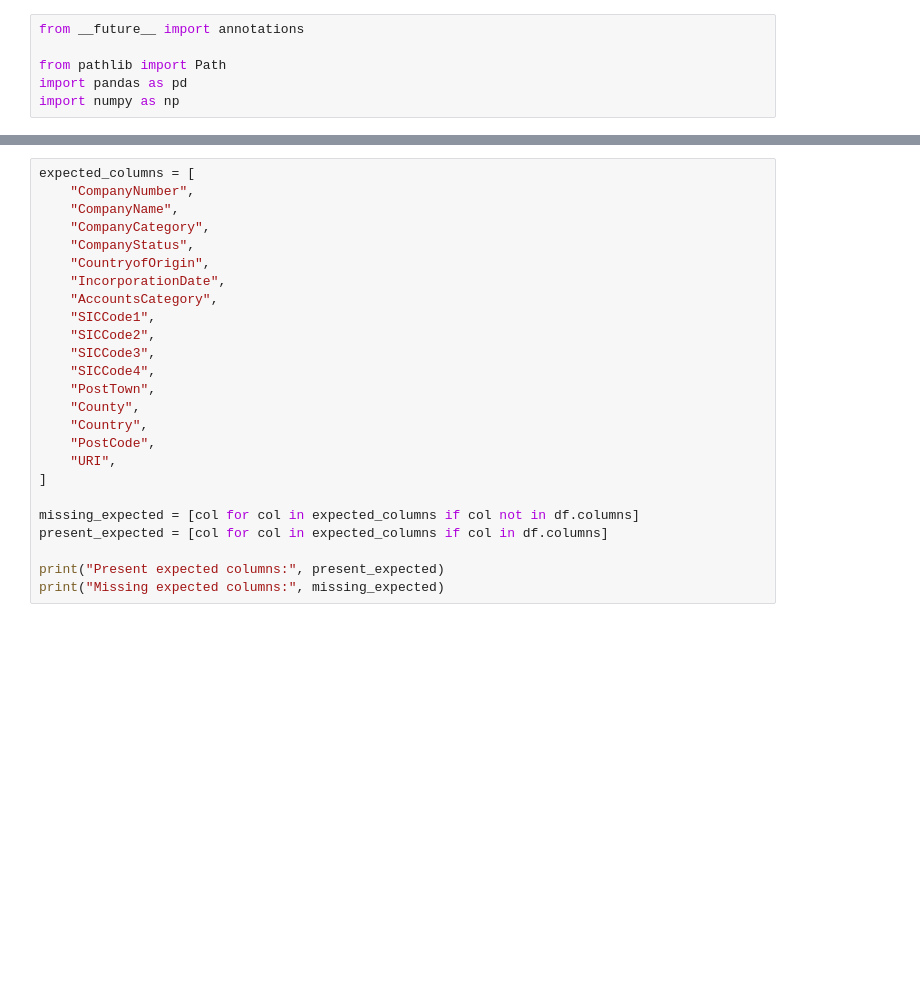
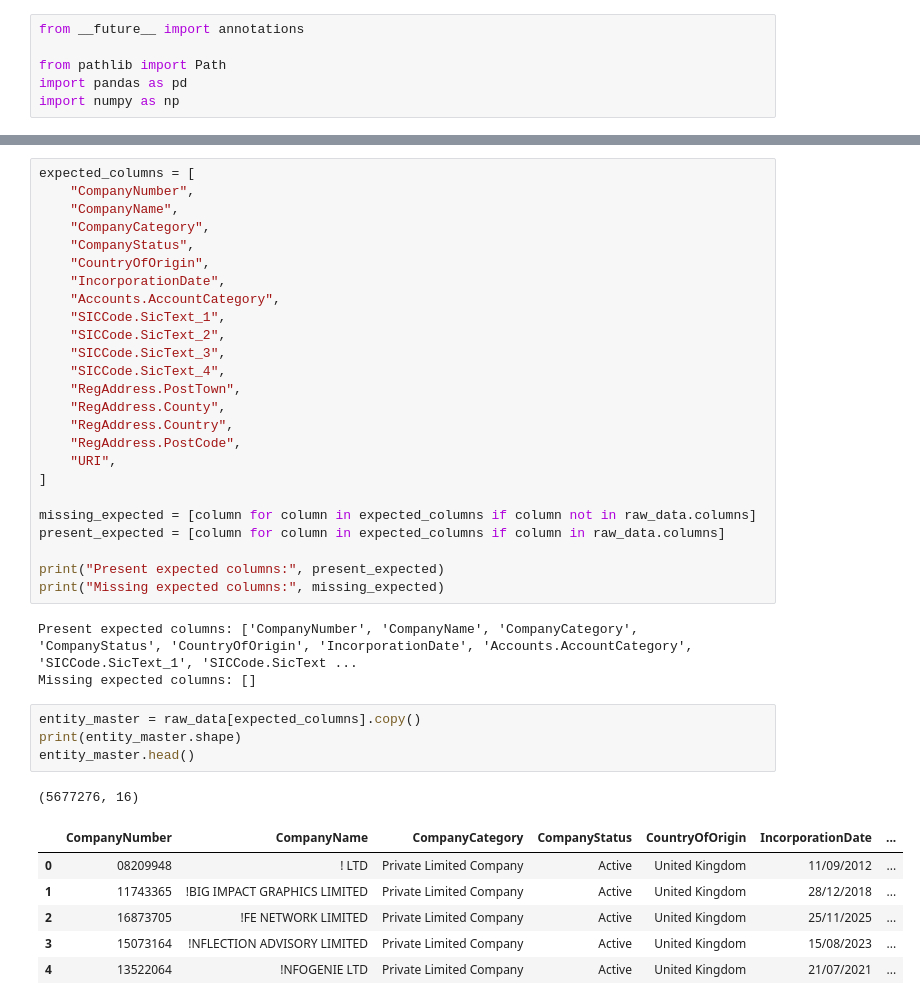
Before and after one commit to ZoeLing0818/UCL-Data-Engineering-Individual-Assignment, a Jupyter notebook: 01_entity_master_build.ipynb, the cells around one changed output, grey strips where cells are left out. Saved outputs shown, nothing was run; the diff lists cells and outputs as text; blank space fills up the shorter version.

```diff
--- a/01_entity_master_build.ipynb
+++ b/01_entity_master_build.ipynb
@@ -59,22 +106,37 @@ expected_columns = [
     "CompanyName",
     "CompanyCategory",
     "CompanyStatus",
-    "CountryofOrigin",
+    "CountryOfOrigin",
     "IncorporationDate",
-    "AccountsCategory",
-    "SICCode1",
-    "SICCode2",
-    "SICCode3",
-    "SICCode4",
-    "PostTown",
-    "County",
-    "Country",
-    "PostCode",
+    "Accounts.AccountCategory",
+    "SICCode.SicText_1",
+    "SICCode.SicText_2",
+    "SICCode.SicText_3",
+    "SICCode.SicText_4",
+    "RegAddress.PostTown",
+    "RegAddress.County",
+    "RegAddress.Country",
+    "RegAddress.PostCode",
     "URI",
 ]
 
-missing_expected = [col for col in expected_columns if col not in df.columns]
-present_expected = [col for col in expected_columns if col in df.columns]
+missing_expected = [column for column in expected_columns if column not in raw_data.columns]
+present_expected = [column for column in expected_columns if column in raw_data.columns]
 
 print("Present expected columns:", present_expected)
 print("Missing expected columns:", missing_expected)
+# %% [output]
+Present expected columns: ['CompanyNumber', 'CompanyName', 'CompanyCategory', 'CompanyStatus', 'CountryOfOrigin', 'IncorporationDate', 'Accounts.AccountCategory', 'SICCode.SicText_1', 'SICCode.SicText ...
+Missing expected columns: []
+# %%
+entity_master = raw_data[expected_columns].copy()
+print(entity_master.shape)
+entity_master.head()
+# %% [output]
+(5677276, 16)
+|  | CompanyNumber | CompanyName | CompanyCategory | CompanyStatus | CountryOfOrigin | IncorporationDate | ... |
+| 0 | 08209948 | ! LTD | Private Limited Company | Active | United Kingdom | 11/09/2012 | ... |
+| 1 | 11743365 | !BIG IMPACT GRAPHICS LIMITED | Private Limited Company | Active | United Kingdom | 28/12/2018 | ... |
+| 2 | 16873705 | !FE NETWORK LIMITED | Private Limited Company | Active | United Kingdom | 25/11/2025 | ... |
+| 3 | 15073164 | !NFLECTION ADVISORY LIMITED | Private Limited Company | Active | United Kingdom | 15/08/2023 | ... |
+| 4 | 13522064 | !NFOGENIE LTD | Private Limited Company | Active | United Kingdom | 21/07/2021 | ... |
```
Also changed, not shown: parts of 27 cells of this notebook.
